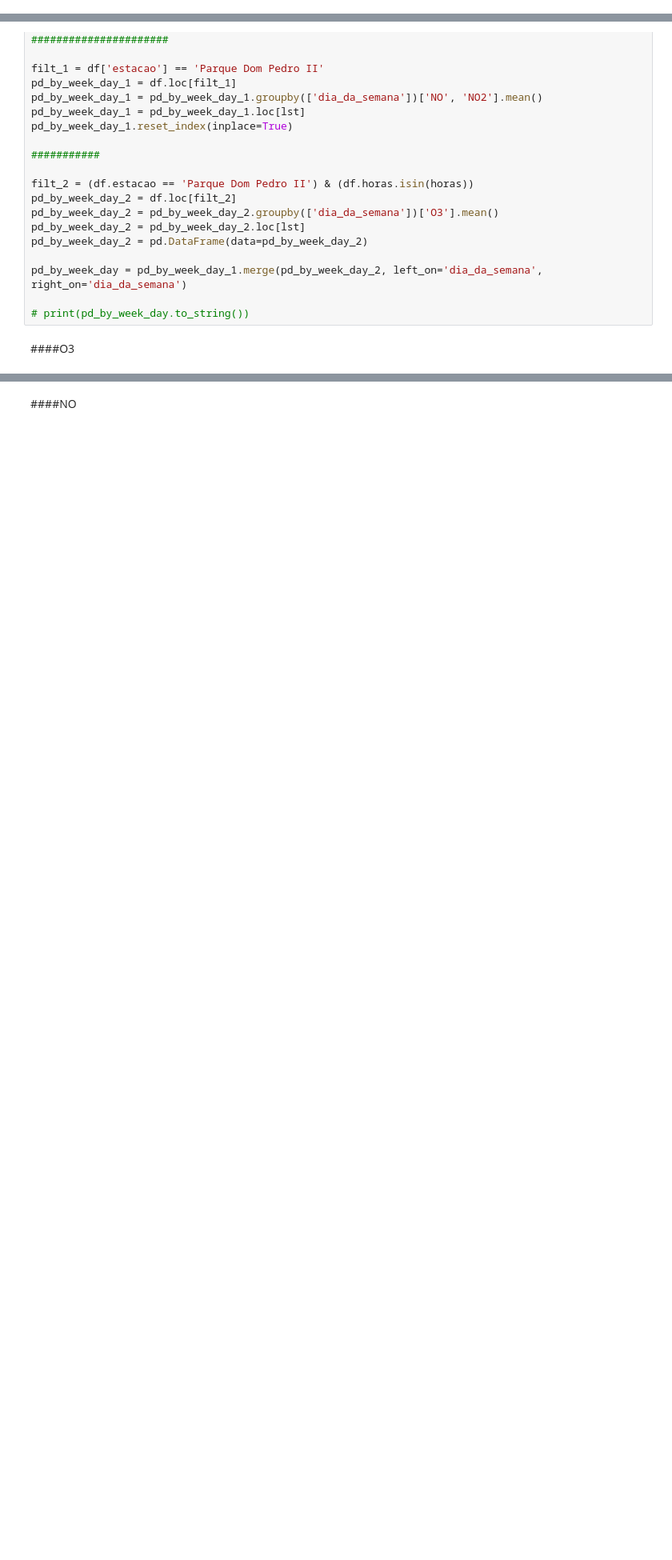
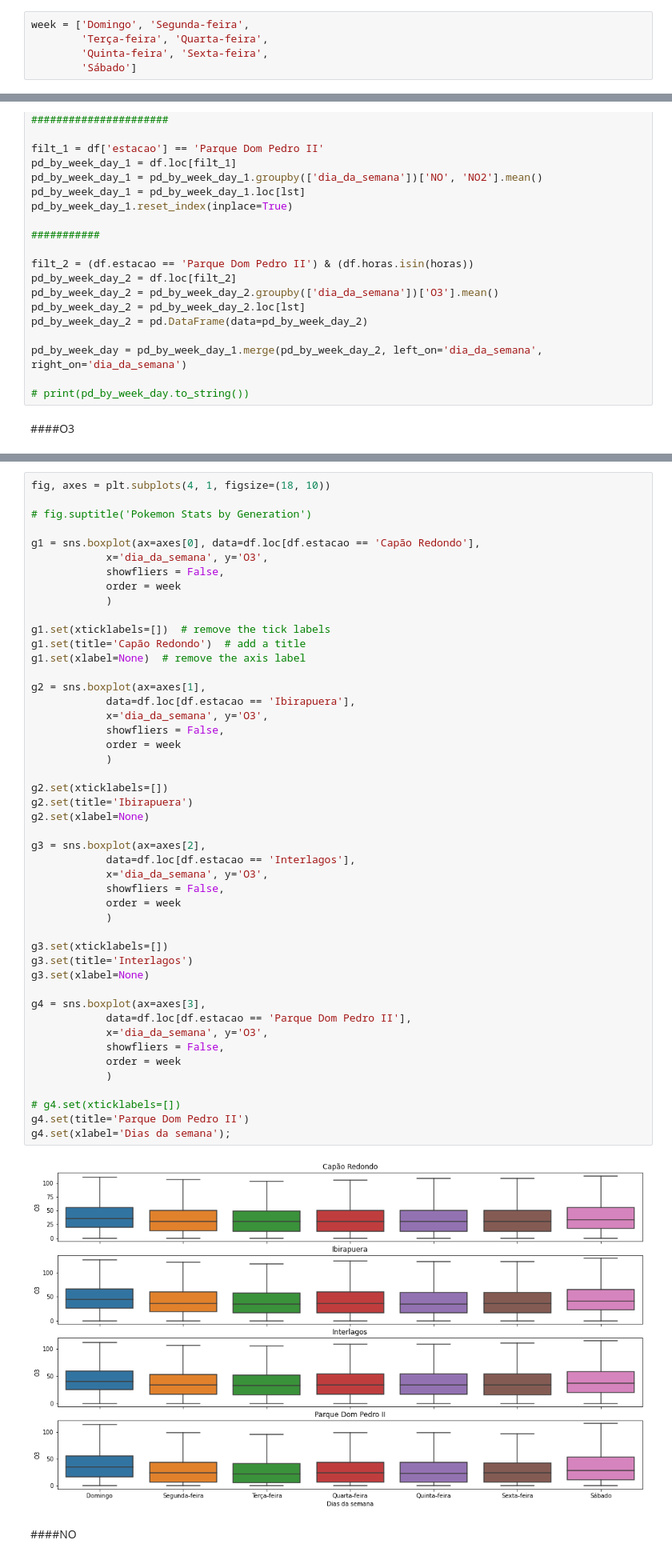
Before and after one commit to antoniogss/air_quality, a Jupyter notebook: graphs_cetesb.ipynb, the cells around one changed output, grey strips where cells are left out. Shown at 80% size. Saved outputs shown, nothing was run; the diff lists cells and outputs as text; blank space fills up the shorter version.

```diff
--- a/graphs_cetesb.ipynb
+++ b/graphs_cetesb.ipynb
@@ -706,5 +715,10 @@ plt.show()
 # %% [markdown]
 ###Mean concentration for each day of the week
+# %%
+week = ['Domingo', 'Segunda-feira',
+        'Terça-feira', 'Quarta-feira',
+        'Quinta-feira', 'Sexta-feira',
+        'Sábado']
 # %%
 #@title
 lst = ['Domingo','Segunda-feira','Terça-feira','Quarta-feira',
@@ -898,3 +914,52 @@ plt.show()
+# %%
+fig, axes = plt.subplots(4, 1, figsize=(18, 10))
+
+# fig.suptitle('Pokemon Stats by Generation')
+
+g1 = sns.boxplot(ax=axes[0], data=df.loc[df.estacao == 'Capão Redondo'],
+            x='dia_da_semana', y='O3',
+            showfliers = False,
+            order = week
+            )
+
+g1.set(xticklabels=[])  # remove the tick labels
+g1.set(title='Capão Redondo')  # add a title
+g1.set(xlabel=None)  # remove the axis label
+
+g2 = sns.boxplot(ax=axes[1],
+            data=df.loc[df.estacao == 'Ibirapuera'],
+            x='dia_da_semana', y='O3',
+            showfliers = False,
+            order = week
+            )
+
+g2.set(xticklabels=[])
+g2.set(title='Ibirapuera')
+g2.set(xlabel=None)
+
+g3 = sns.boxplot(ax=axes[2],
+            data=df.loc[df.estacao == 'Interlagos'],
+            x='dia_da_semana', y='O3',
+            showfliers = False,
+            order = week
+            )
+
+g3.set(xticklabels=[])
+g3.set(title='Interlagos')
+g3.set(xlabel=None)
+
+g4 = sns.boxplot(ax=axes[3],
+            data=df.loc[df.estacao == 'Parque Dom Pedro II'],
+            x='dia_da_semana', y='O3',
+            showfliers = False,
+            order = week
+            )
+
+# g4.set(xticklabels=[])
+g4.set(title='Parque Dom Pedro II')
+g4.set(xlabel='Dias da semana');
+# %% [output]
+[figure, added]
 # %% [markdown]
 ####NO
 # %%
```
Also changed, not shown: parts of 32 cells of this notebook.
